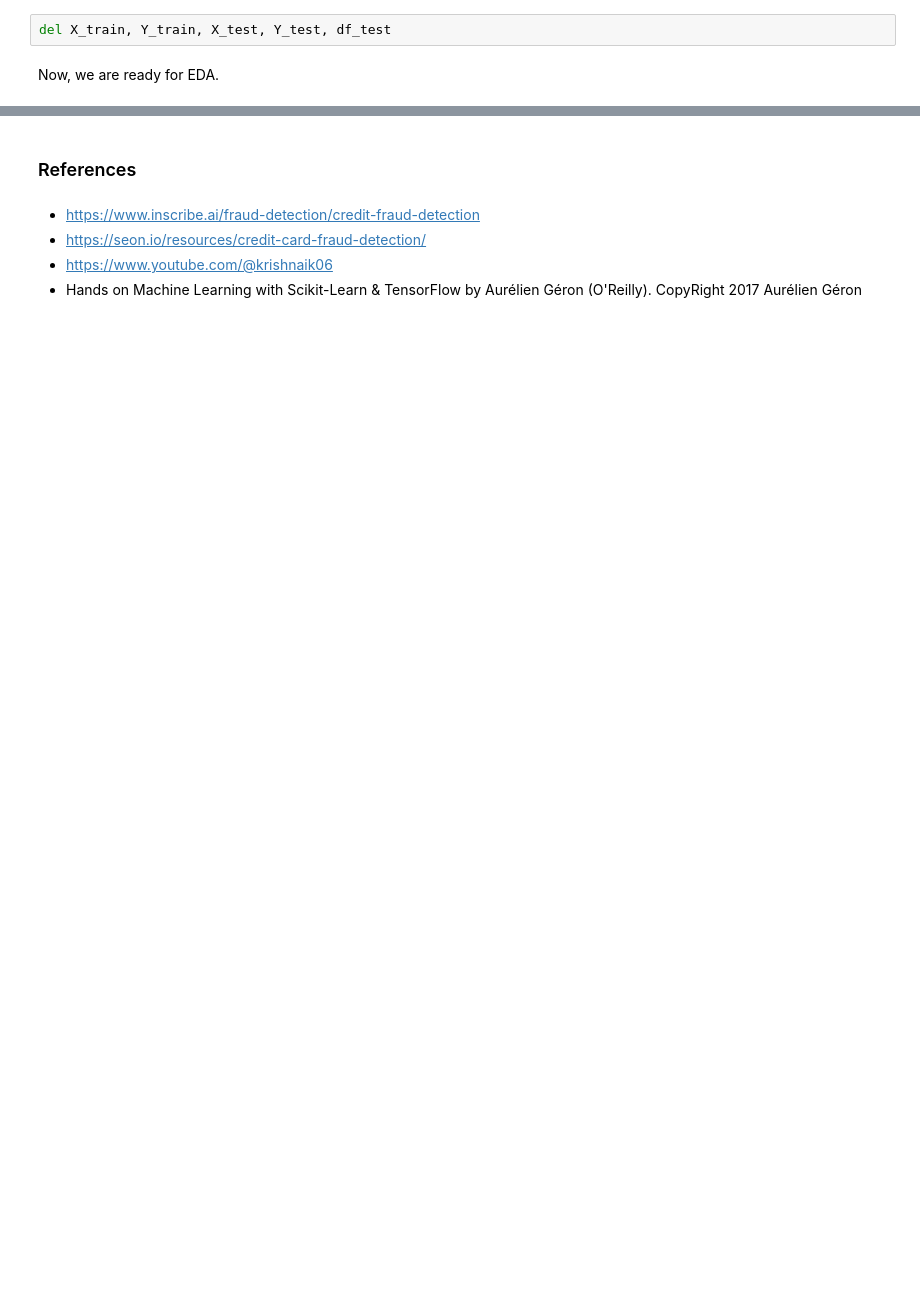
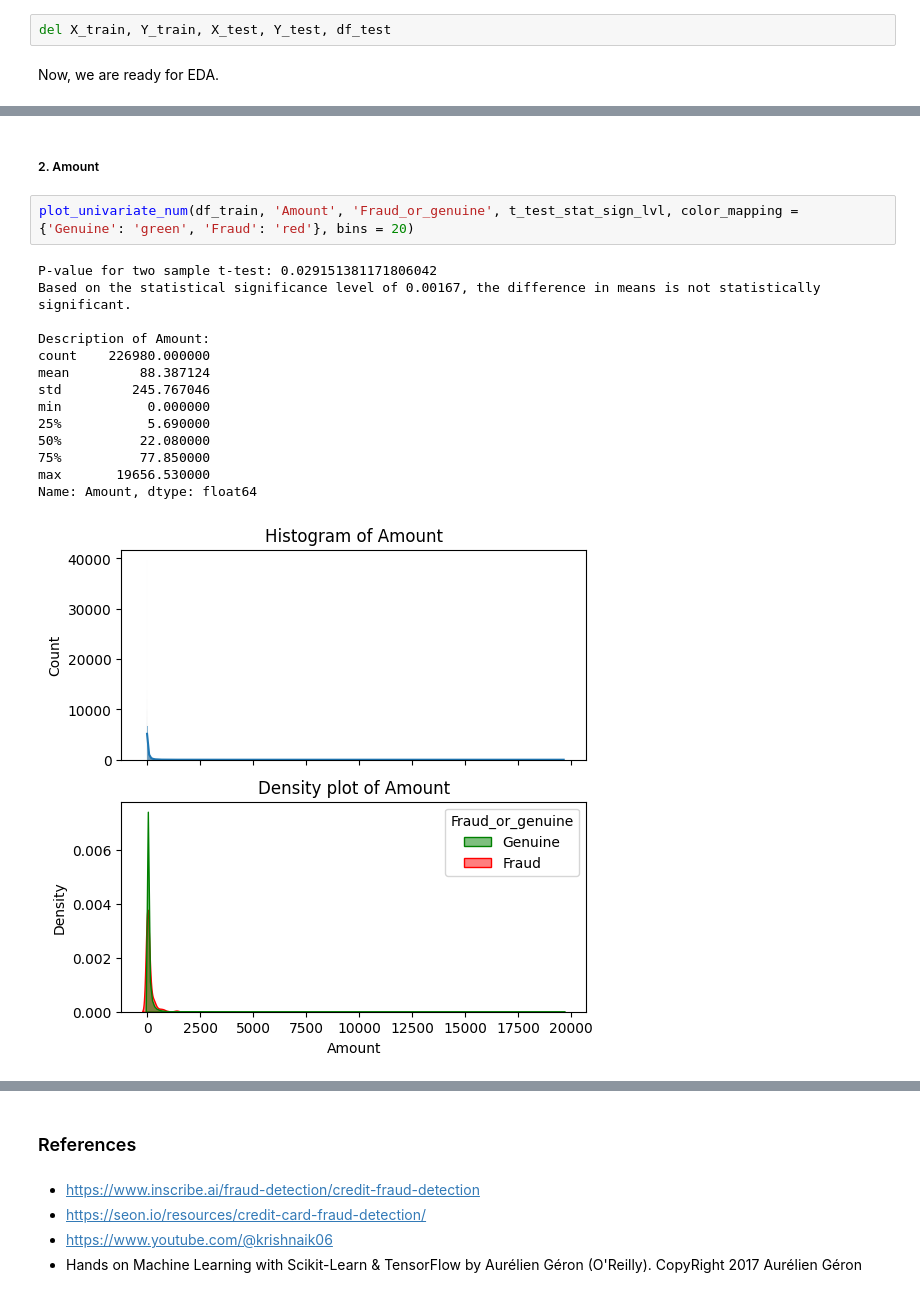
Before and after one commit to Sharma-Ayush/Credit-Card-Fraud-Detection, a Jupyter notebook: notebook/EDA.ipynb, the cells around one changed output, grey strips where cells are left out. Drawn from its saved outputs; the diff is of its cells as text; blank space fills up the shorter version.

```diff
--- a/notebook/EDA.ipynb
+++ b/notebook/EDA.ipynb
@@ -198,0 +319,19 @@ Now, we are ready for EDA.
+# %% [markdown]
+##### 2. Amount
+# %%
+plot_univariate_num(df_train, 'Amount', 'Fraud_or_genuine', t_test_stat_sign_lvl, color_mapping = {'Genuine': 'green', 'Fraud': 'red'}, bins = 20)
+# %% [output]
+P-value for two sample t-test: 0.029151381171806042
+Based on the statistical significance level of 0.00167, the difference in means is not statistically significant.
+
+Description of Amount:
+count    226980.000000
+mean         88.387124
+std         245.767046
+min           0.000000
+25%           5.690000
+50%          22.080000
+75%          77.850000
+max       19656.530000
+Name: Amount, dtype: float64
+[figure, added]
```
Also changed, not shown: parts of 23 cells of this notebook, 2 other files.
